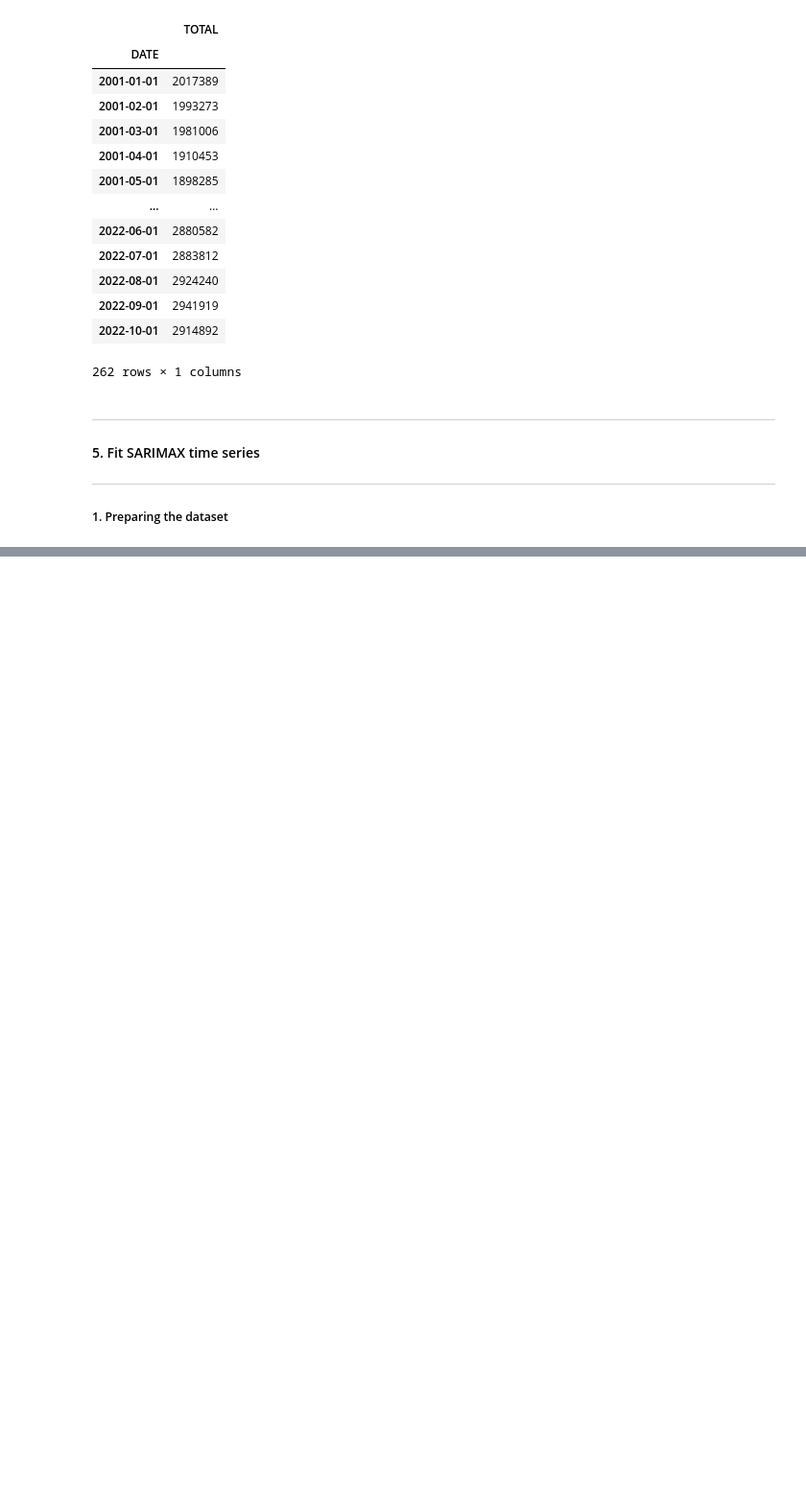
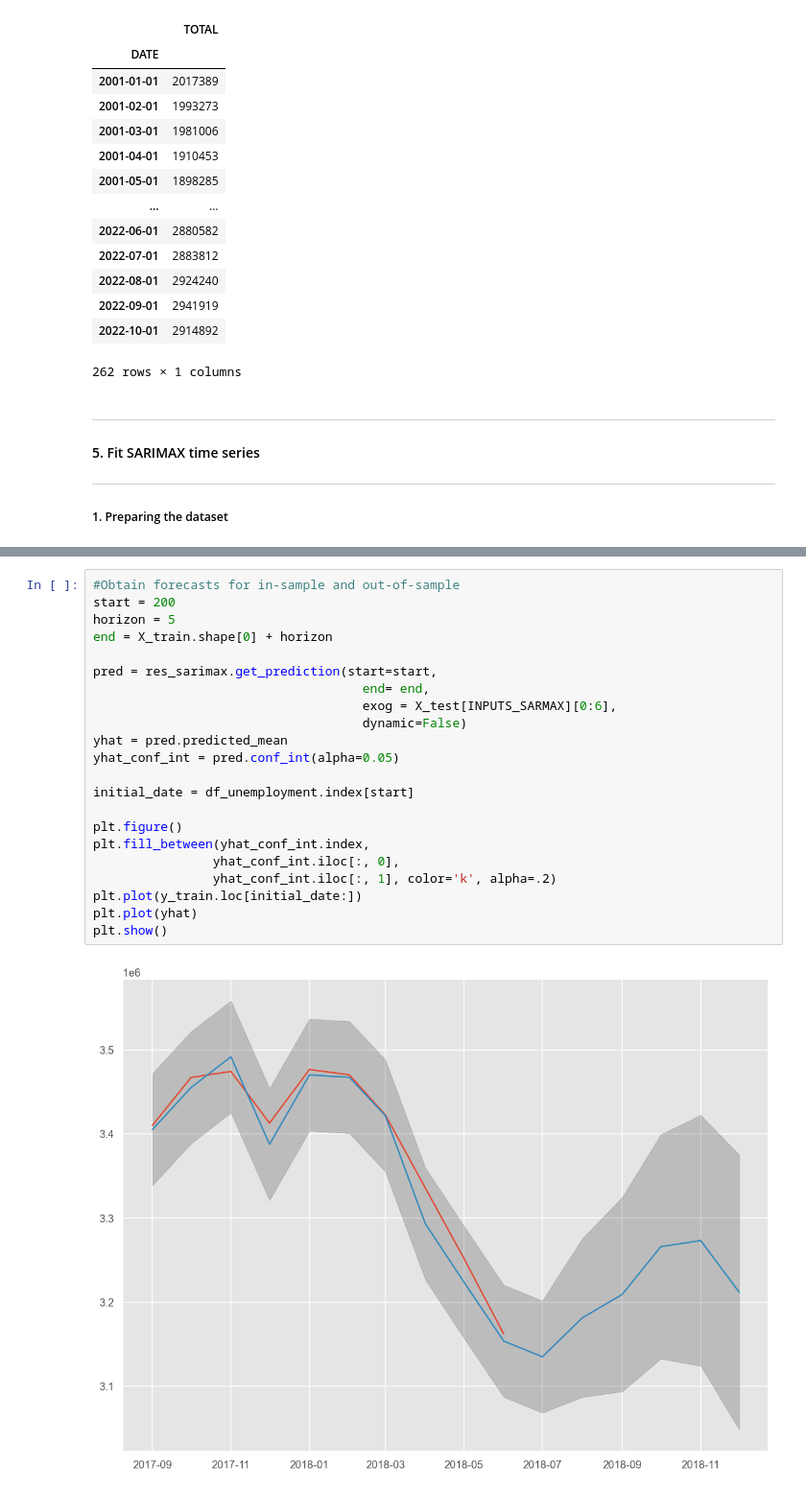
Before and after one commit to MartaSimon/ML_A2, a Jupyter notebook: scriptMarta.ipynb, the cells around one changed output, grey strips where cells are left out. Shown at 96% size. Cells and saved outputs as stored; diff of their text form; blank space fills up the shorter version.

```diff
--- a/scriptMarta.ipynb
+++ b/scriptMarta.ipynb
@@ -459,0 +531,24 @@ NameError: name 'y_train' is not defined
+# %%
+#Obtain forecasts for in-sample and out-of-sample
+start = 200
+horizon = 5
+end = X_train.shape[0] + horizon
+
+pred = res_sarimax.get_prediction(start=start,
+                                    end= end,
+                                    exog = X_test[INPUTS_SARMAX][0:6],
+                                    dynamic=False)
+yhat = pred.predicted_mean
+yhat_conf_int = pred.conf_int(alpha=0.05)
+
+initial_date = df_unemployment.index[start]
+
+plt.figure()
+plt.fill_between(yhat_conf_int.index,
+                yhat_conf_int.iloc[:, 0],
+                yhat_conf_int.iloc[:, 1], color='k', alpha=.2)
+plt.plot(y_train.loc[initial_date:])
+plt.plot(yhat)
+plt.show()
+# %% [output]
+[figure, added]
```
Also changed, not shown: parts of 13 cells of this notebook.
